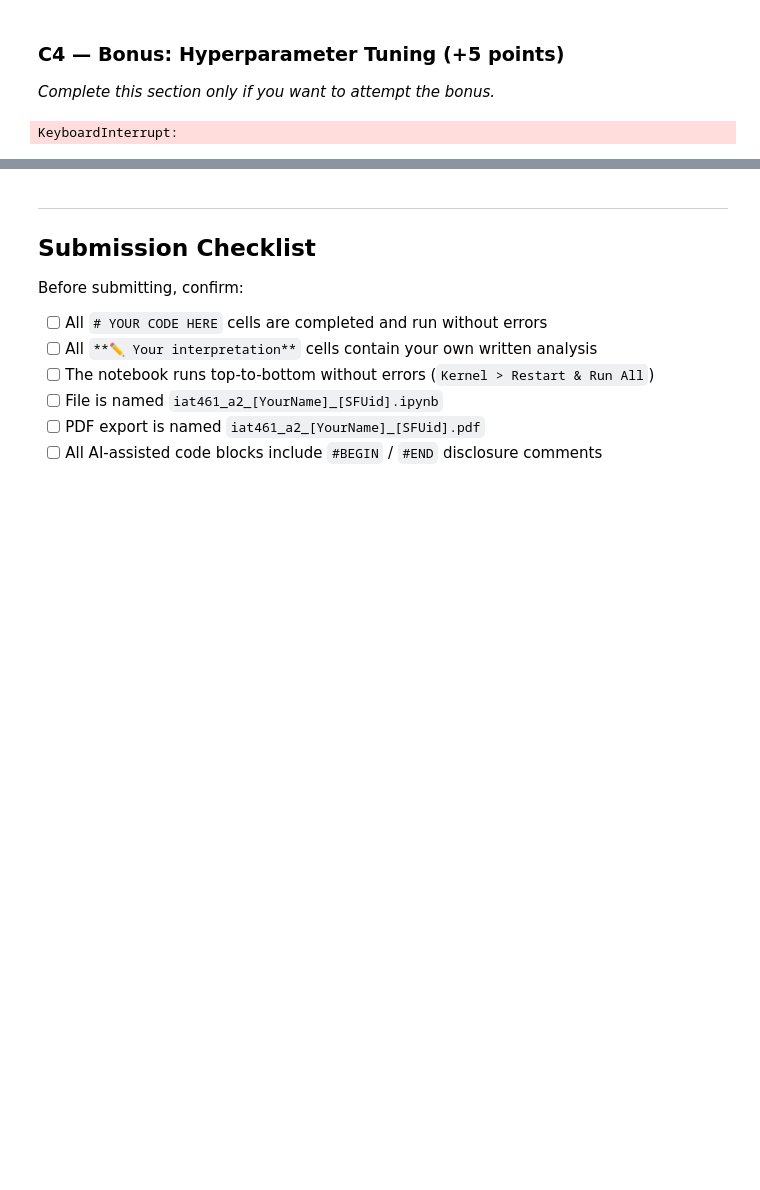
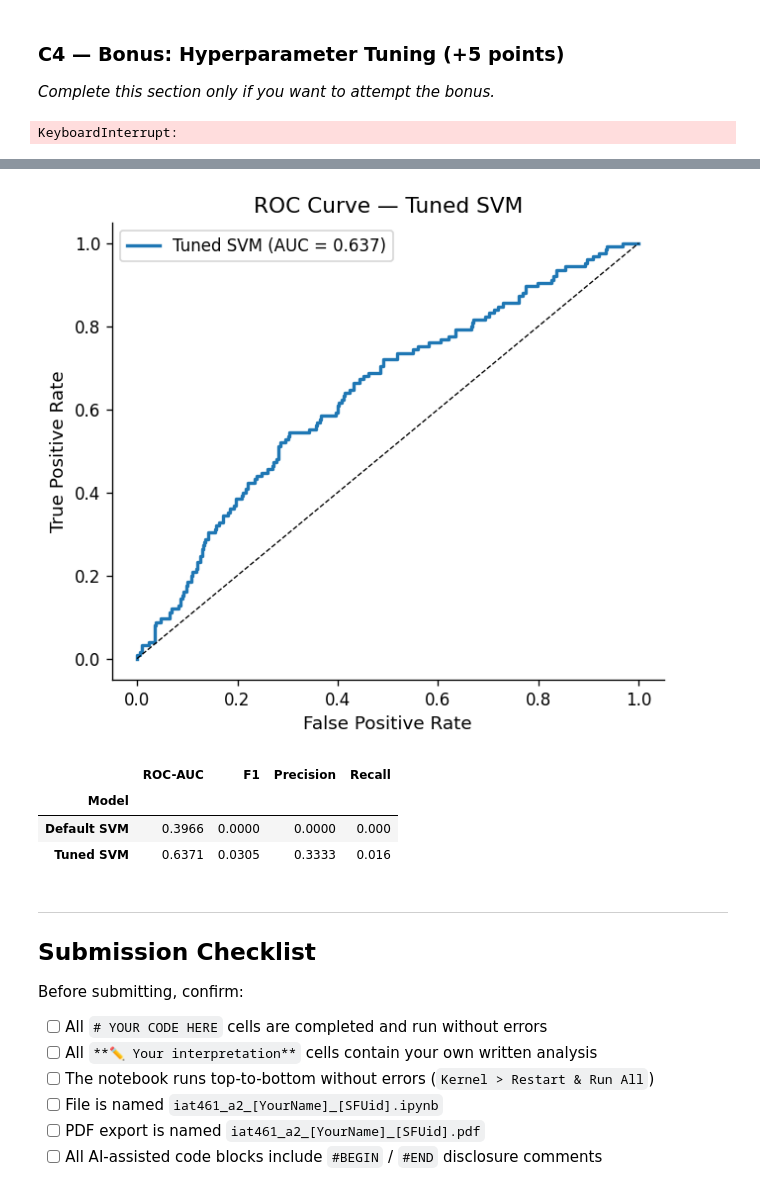
Before and after one commit to zlwym/IAT461_Assignment02, a Jupyter notebook: iat461_a2_scaffold_empty.ipynb, the cells around one changed output, grey strips where cells are left out. Drawn from its saved outputs; the diff is of its cells as text; code cells hidden in the pictures; blank space fills up the shorter version.

```diff
--- a/iat461_a2_scaffold_empty.ipynb
+++ b/iat461_a2_scaffold_empty.ipynb
@@ -1298,3 +1346,56 @@ KeyboardInterrupt:
+# %%
+fpr_tuned, tpr_tuned, _ = roc_curve(y_test, y_prob_tuned)
+
+fig, ax = plt.subplots(figsize=(6,5))
+
+ax.plot(
+    fpr_tuned,
+    tpr_tuned,
+    lw=2,
+    label=f"Tuned SVM (AUC = {auc_tuned:.3f})"
+)
+
+ax.plot([0,1], [0,1], 'k--', lw=0.8)
+
+ax.set_xlabel("False Positive Rate")
+ax.set_ylabel("True Positive Rate")
+ax.set_title("ROC Curve — Tuned SVM")
+
+ax.legend()
+
+plt.show()
+# %% [output]
+[figure, added]
+# %%
+comparison_tuned = pd.DataFrame({
+    "Model": [
+        "Default SVM",
+        "Tuned SVM"
+    ],
+    "ROC-AUC": [
+        auc_c,
+        auc_tuned
+    ],
+    "F1": [
+        f1_score(y_test, y_pred_c),
+        f1_score(y_test, y_pred_tuned)
+    ],
+    "Precision": [
+        precision_score(y_test, y_pred_c),
+        precision_score(y_test, y_pred_tuned)
+    ],
+    "Recall": [
+        recall_score(y_test, y_pred_c),
+        recall_score(y_test, y_pred_tuned)
+    ]
+})
+
+comparison_tuned.set_index("Model").round(4)
+# %% [output]
+|  | ROC-AUC | F1 | Precision | Recall |
+| Model |  |  |  |  |
+| Default SVM | 0.3966 | 0.0000 | 0.0000 | 0.000 |
+| Tuned SVM | 0.6371 | 0.0305 | 0.3333 | 0.016 |
 # %% [markdown]
 ---
 
```
Also changed, not shown: parts of 6 cells of this notebook.
